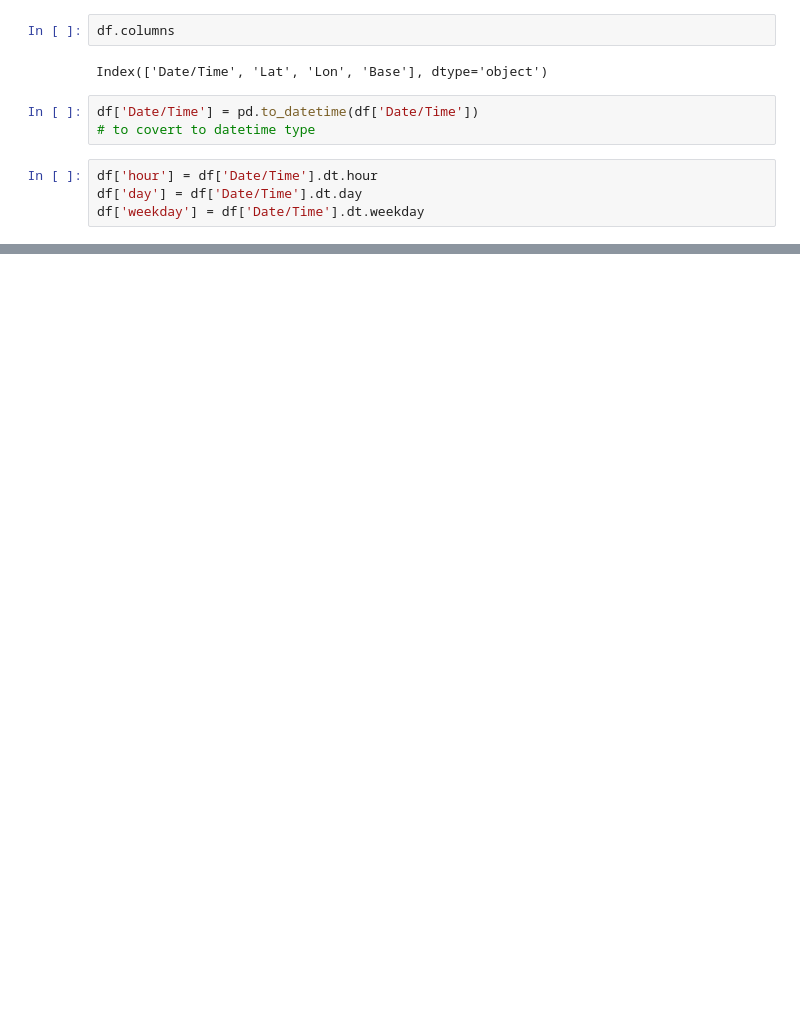
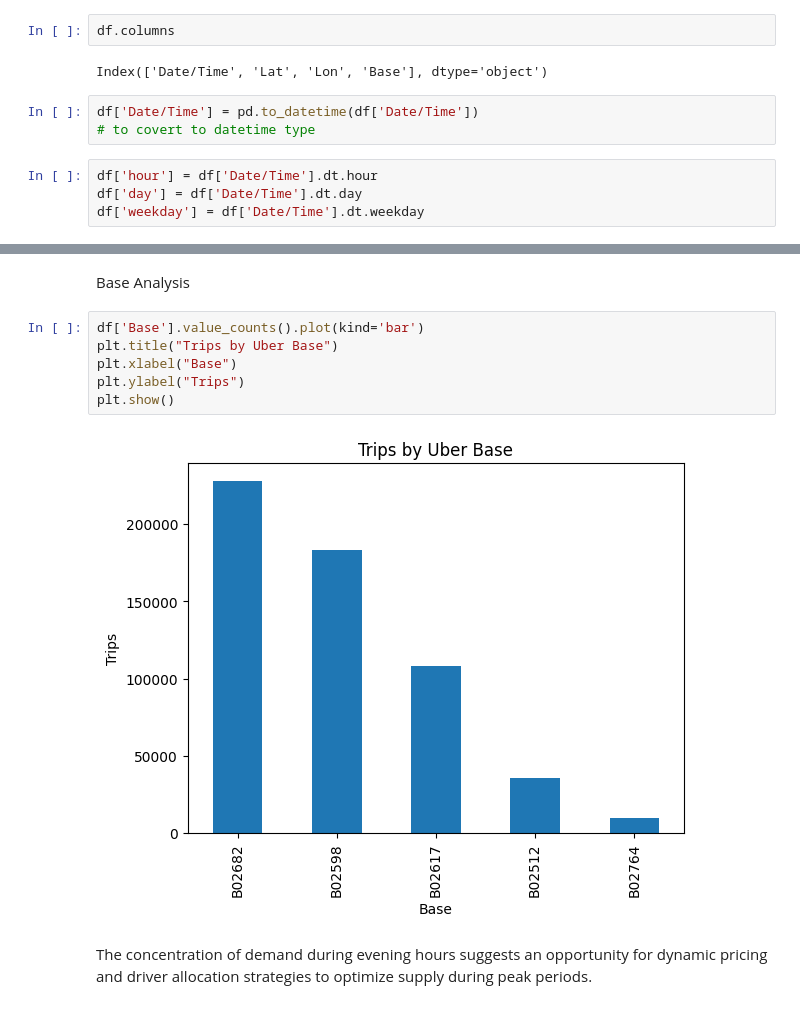
Before and after one commit to sunandha2/Urban-Mobility-Intelligence-Uber-Analysis, a Jupyter notebook: Uber_Pickup_Analysis.ipynb, the cells around one changed output, grey strips where cells are left out. Cells and saved outputs as stored; diff of their text form; blank space fills up the shorter version.

```diff
--- a/Uber_Pickup_Analysis.ipynb
+++ b/Uber_Pickup_Analysis.ipynb
@@ -49,0 +100,12 @@ df['weekday'] = df['Date/Time'].dt.weekday
+# %% [markdown]
+Base Analysis
+# %%
+df['Base'].value_counts().plot(kind='bar')
+plt.title("Trips by Uber Base")
+plt.xlabel("Base")
+plt.ylabel("Trips")
+plt.show()
+# %% [output]
+[figure, added]
+# %% [markdown]
+The concentration of demand during evening hours suggests an opportunity for dynamic pricing and driver allocation strategies to optimize supply during peak periods.
```
Also changed, not shown: parts of 12 cells of this notebook.
